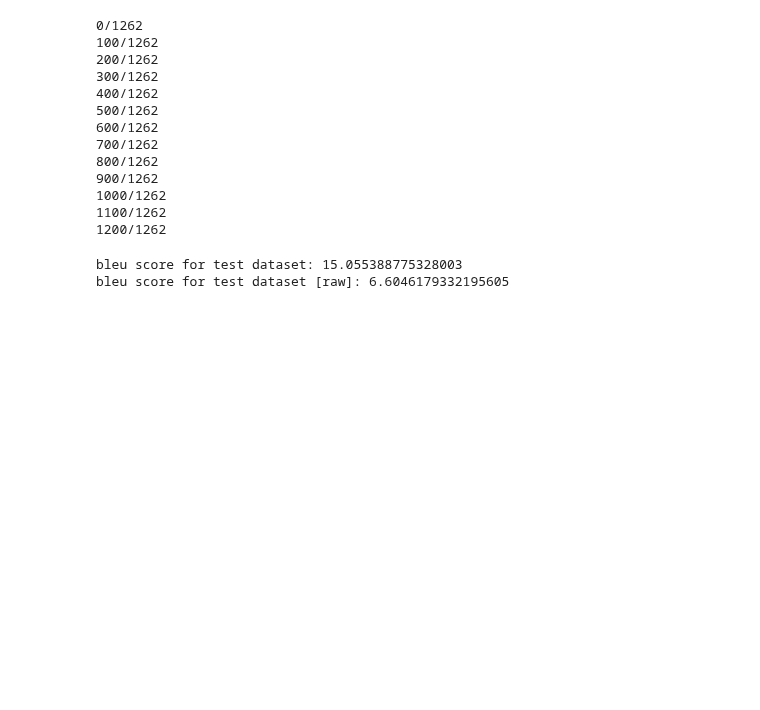
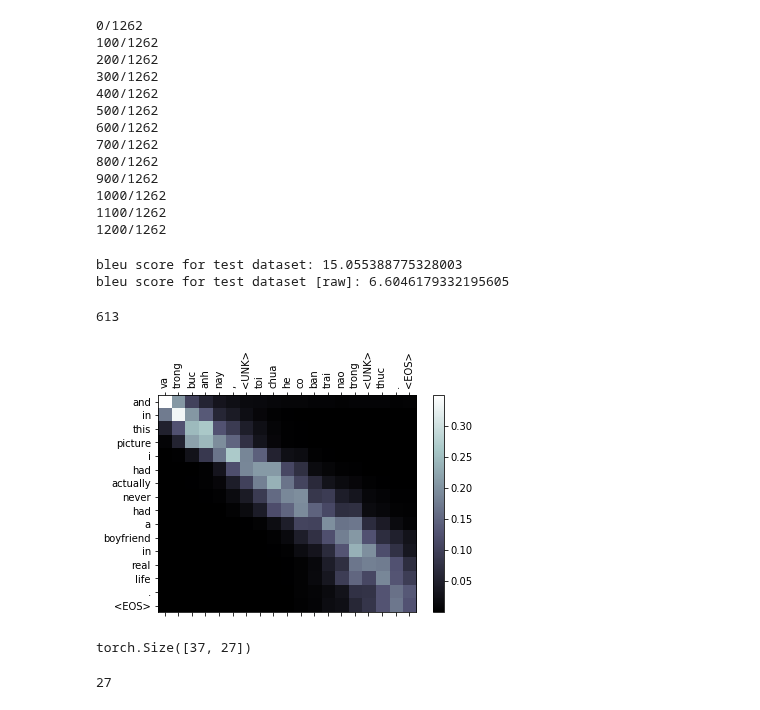
Before and after one commit to SuperLatte/Neural-Machine-Translation, a Jupyter notebook: Self attention-vi.ipynb, the cells around one changed output. Drawn from its saved outputs; the diff is of its cells as text; code cells hidden in the pictures; blank space fills up the shorter version.

```diff
--- a/Self attention-vi.ipynb
+++ b/Self attention-vi.ipynb
@@ -1111,3 +1111,56 @@ bleu_score(decoded_clean,translated_sentence_list)
 # %% [output]
 bleu score for test dataset: 15.055388775328003
 bleu score for test dataset [raw]: 6.6046179332195605
+# %%
+def show_attention(input_sentence, output_words, attentions):
+    # Set up figure with colorbar
+    fig = plt.figure()
+    ax = fig.add_subplot(111)
+    cax = ax.matshow(attentions.numpy(), cmap='bone')
+    fig.colorbar(cax)
+
+    # Set up axes
+    ax.set_xticklabels([''] + input_sentence.split(' ') + ['<EOS>'], rotation=90)
+    ax.set_yticklabels([''] + output_words)
+
+    # Show label at every tick
+    ax.xaxis.set_major_locator(ticker.MultipleLocator(1))
+    ax.yaxis.set_major_locator(ticker.MultipleLocator(1))
+
+#     show_plot_visdom()
+    plt.savefig('./plots/'+'attn_mat.png')
+    plt.show()
+    plt.close()
+
+def evaluate_and_show_attention(input_sentence, target_sentence=None):
+    output_words, attentions = evaluate(input_sentence)
+    output_sentence = ' '.join(output_words)
+    print('>', input_sentence)
+    if target_sentence is not None:
+        print('=', target_sentence)
+    print('<', output_sentence)
+
+    show_attention(input_sentence, output_words, attentions)
+
+    # Show input, target, output text in visdom
+    win = 'evaluted (%s)' % hostname
+    text = '<p>&gt; %s</p><p>= %s</p><p>&lt; %s</p>' % (input_sentence, target_sentence, output_sentence)
+#     vis.text(text, win=win, opts={'title': win})
+# %%
+choice = random.randint(0, len(decoded_clean)-1)
+print(choice)
+# choice = 0
+show_attention(' '.join(en_translate([vi_val_pairs_cleaned[choice][0]], vi_id2words)[0]),
+               translated_sentence_list[choice],
+               decoder_attentions[choice][:len(translated_sentence_list[choice]),:len(en_translate([vi_val_pairs_cleaned[choice][0]], vi_id2words)[0])])
+# %% [output]
+613
+[figure, added]
+# %%
+decoder_attentions[0][:len(decoded_clean[0]),:len(translated_sentence_list[0])].shape
+# %% [output]
+torch.Size([37, 27])
+# %%
+len(translated_sentence_list[0])
+# %% [output]
+27
```
Also changed, not shown: parts of 1 cell of this notebook, 3 other files.
